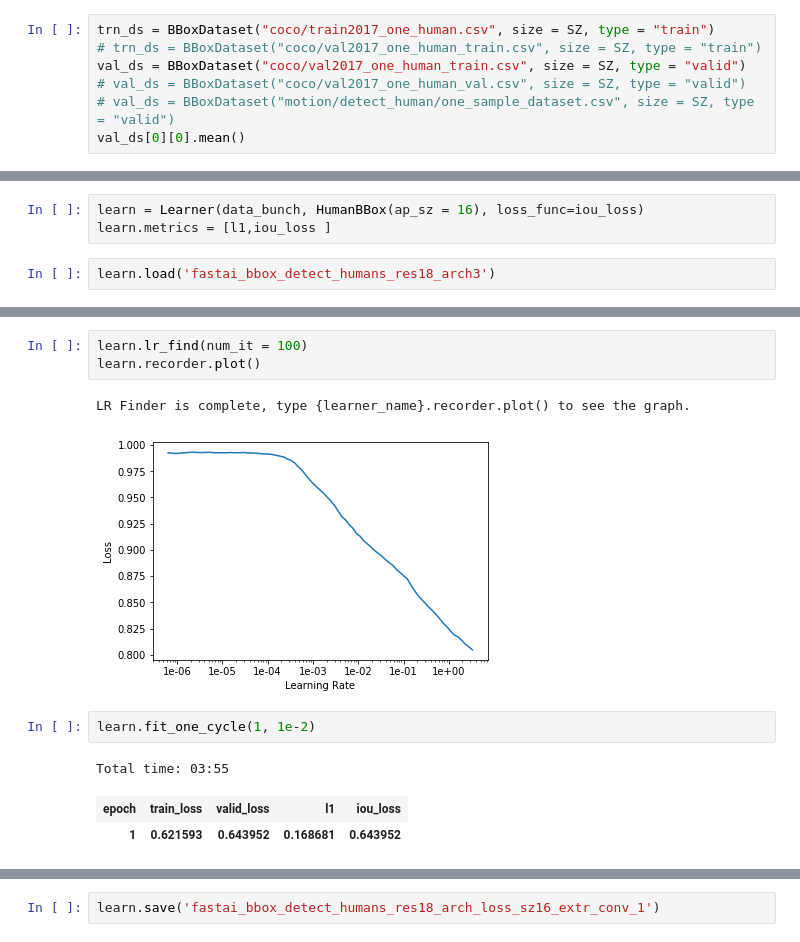
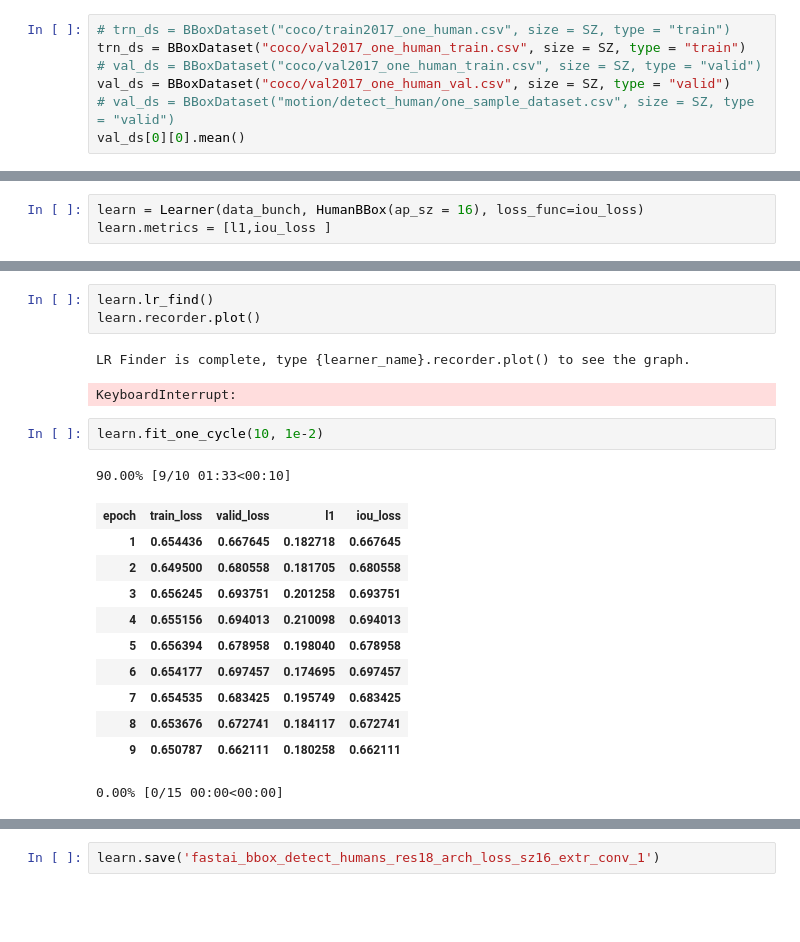
Before and after one commit to takotab/furry-geras, a Jupyter notebook: human_detection-IoU_loss.ipynb, the cells around one changed output, grey strips where cells are left out. Saved outputs shown, nothing was run; the diff lists cells and outputs as text; blank space fills up the shorter version.

```diff
--- a/human_detection-IoU_loss.ipynb
+++ b/human_detection-IoU_loss.ipynb
@@ -35,10 +35,10 @@ def plot_im(img,bbox):
     img = cv2.rectangle(img, (x_min, y_min), (x_max,y_max),(255, 0, 0),3)
     return img
 # %%
-trn_ds = BBoxDataset("coco/train2017_one_human.csv", size = SZ, type = "train")
-# trn_ds = BBoxDataset("coco/val2017_one_human_train.csv", size = SZ, type = "train")
-val_ds = BBoxDataset("coco/val2017_one_human_train.csv", size = SZ, type = "valid")
-# val_ds = BBoxDataset("coco/val2017_one_human_val.csv", size = SZ, type = "valid")
+# trn_ds = BBoxDataset("coco/train2017_one_human.csv", size = SZ, type = "train")
+trn_ds = BBoxDataset("coco/val2017_one_human_train.csv", size = SZ, type = "train")
+# val_ds = BBoxDataset("coco/val2017_one_human_train.csv", size = SZ, type = "valid")
+val_ds = BBoxDataset("coco/val2017_one_human_val.csv", size = SZ, type = "valid")
 # val_ds = BBoxDataset("motion/detect_human/one_sample_dataset.csv", size = SZ, type = "valid")
 val_ds[0][0].mean()
 # %% [output]
@@ -85,5 +85,3 @@ def iou_custom_loss(preds, targs):
 # %%
 learn = Learner(data_bunch, HumanBBox(ap_sz = 16), loss_func=iou_loss)
 learn.metrics = [l1,iou_loss ]
-# %%
-learn.load('fastai_bbox_detect_humans_res18_arch3')
@@ -130,14 +88,23 @@ Test: None, model=HumanBBox(
 # %%
-learn.lr_find(num_it = 100)
+learn.lr_find()
 learn.recorder.plot()
 # %% [output]
 LR Finder is complete, type {learner_name}.recorder.plot() to see the graph.
-[figure, removed]
+KeyboardInterrupt:
 # %%
-learn.fit_one_cycle(1, 1e-2)
+learn.fit_one_cycle(10, 1e-2)
 # %% [output]
-Total time: 03:55
+90.00% [9/10 01:33<00:10]
 | epoch | train_loss | valid_loss | l1 | iou_loss |
-| 1 | 0.621593 | 0.643952 | 0.168681 | 0.643952 |
+| 1 | 0.654436 | 0.667645 | 0.182718 | 0.667645 |
+| 2 | 0.649500 | 0.680558 | 0.181705 | 0.680558 |
+| 3 | 0.656245 | 0.693751 | 0.201258 | 0.693751 |
+| 4 | 0.655156 | 0.694013 | 0.210098 | 0.694013 |
+| 5 | 0.656394 | 0.678958 | 0.198040 | 0.678958 |
+| 6 | 0.654177 | 0.697457 | 0.174695 | 0.697457 |
+| 7 | 0.654535 | 0.683425 | 0.195749 | 0.683425 |
+| 8 | 0.653676 | 0.672741 | 0.184117 | 0.672741 |
+| 9 | 0.650787 | 0.662111 | 0.180258 | 0.662111 |
+0.00% [0/15 00:00<00:00]
 # %%
 learn.recorder.plot_losses()
```
Also changed, not shown: parts of 9 cells of this notebook, 2 other files.
